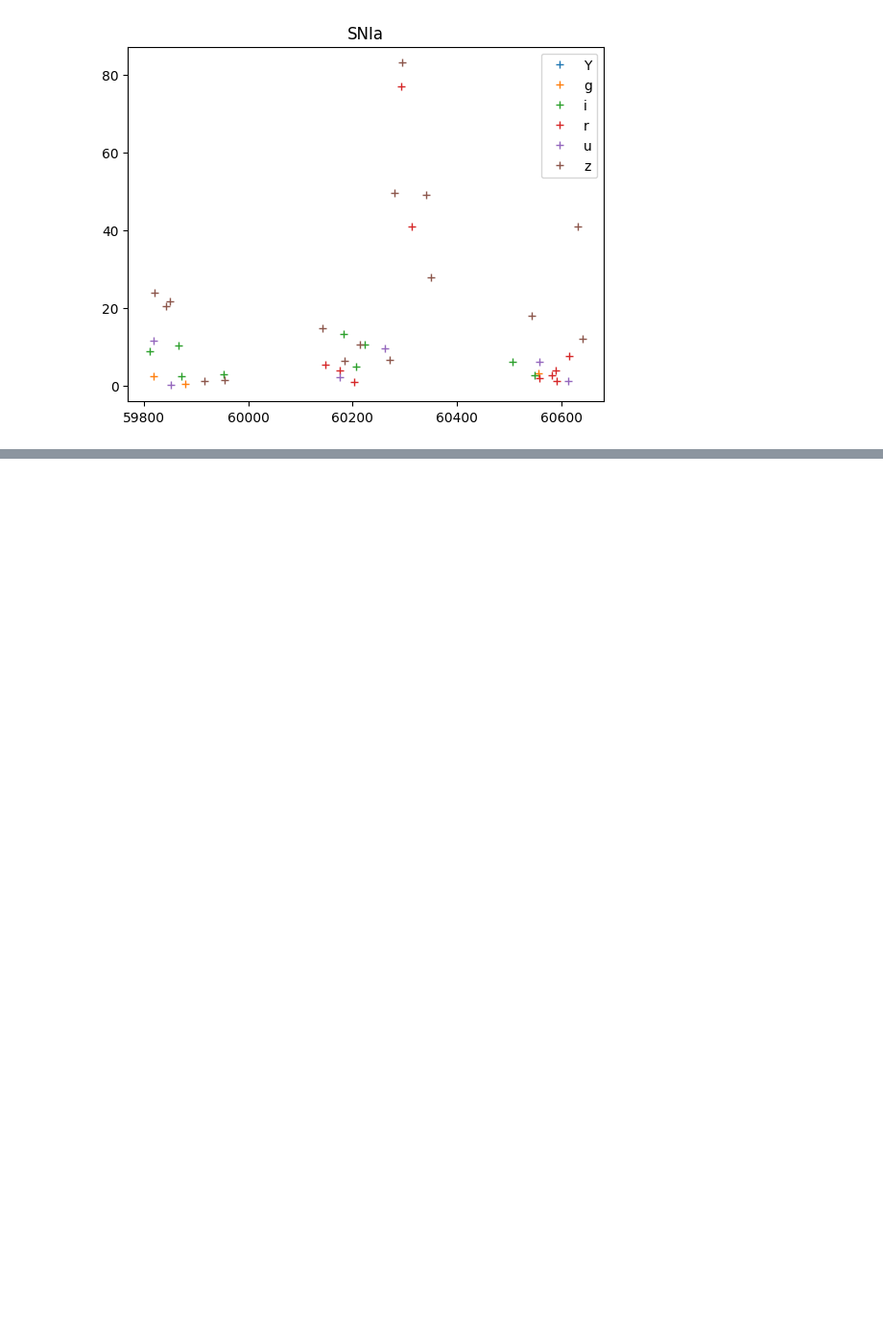
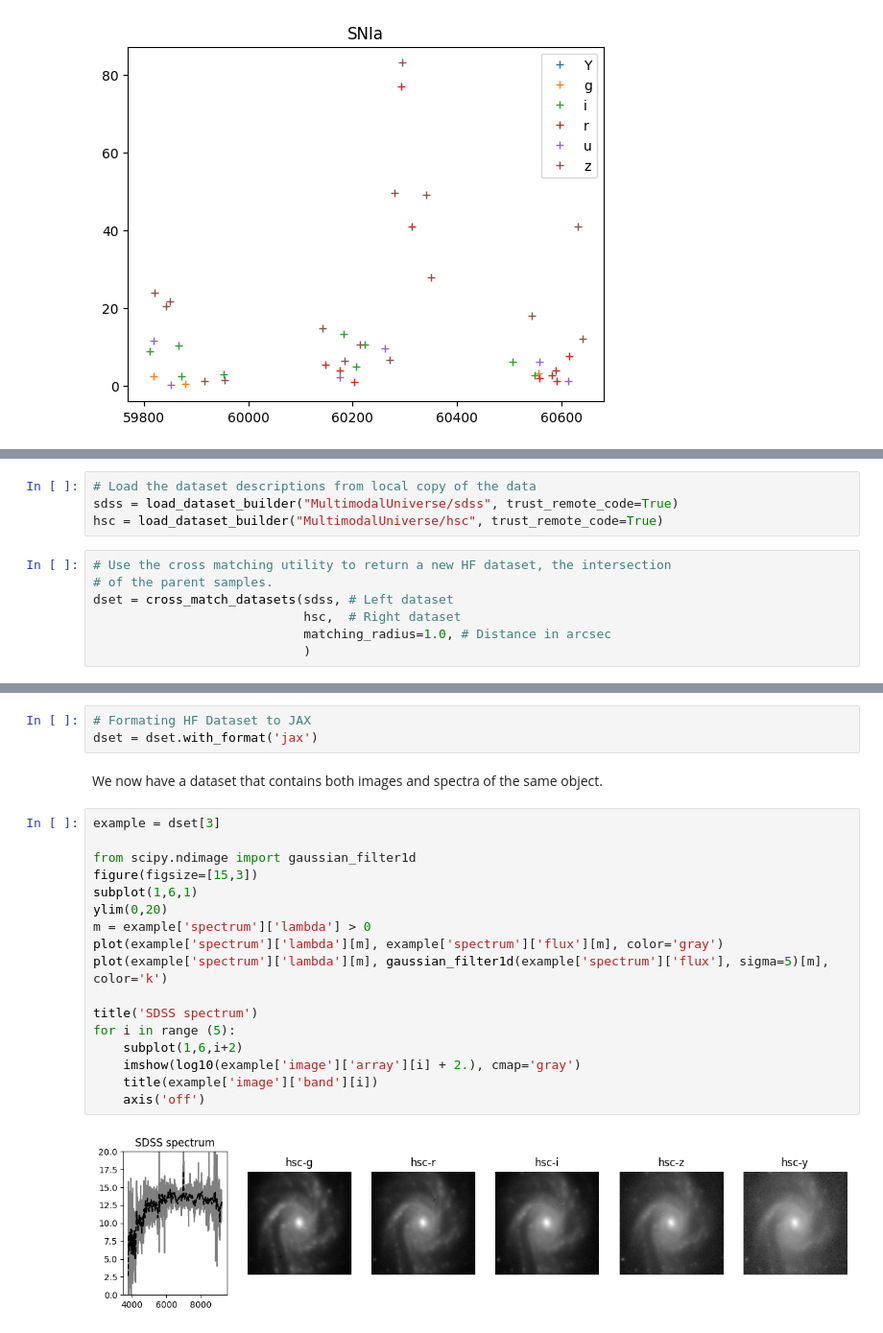
Before and after one commit to MultimodalUniverse/MultimodalUniverse, a Jupyter notebook: notebooks/getting_started.ipynb, the cells around one changed output, grey strips where cells are left out. Shown at 96% size. Drawn from its saved outputs; the diff is of its cells as text; blank space fills up the shorter version.

```diff
--- a/notebooks/getting_started.ipynb
+++ b/notebooks/getting_started.ipynb
@@ -111,0 +141,11 @@ legend();
+# %%
+# Load the dataset descriptions from local copy of the data
+sdss = load_dataset_builder("MultimodalUniverse/sdss", trust_remote_code=True)
+hsc = load_dataset_builder("MultimodalUniverse/hsc", trust_remote_code=True)
+# %%
+# Use the cross matching utility to return a new HF dataset, the intersection
+# of the parent samples.
+dset = cross_match_datasets(sdss, # Left dataset
+                            hsc,  # Right dataset
+                            matching_radius=1.0, # Distance in arcsec
+                            )
@@ -111,0 +164,24 @@ legend();
+# %%
+# Formating HF Dataset to JAX
+dset = dset.with_format('jax')
+# %% [markdown]
+We now have a dataset that contains both images and spectra of the same object.
+# %%
+example = dset[3]
+
+from scipy.ndimage import gaussian_filter1d
+figure(figsize=[15,3])
+subplot(1,6,1)
+ylim(0,20)
+m = example['spectrum']['lambda'] > 0
+plot(example['spectrum']['lambda'][m], example['spectrum']['flux'][m], color='gray')
+plot(example['spectrum']['lambda'][m], gaussian_filter1d(example['spectrum']['flux'], sigma=5)[m], color='k')
+
+title('SDSS spectrum')
+for i in range (5):
+    subplot(1,6,i+2)
+    imshow(log10(example['image']['array'][i] + 2.), cmap='gray')
+    title(example['image']['band'][i])
+    axis('off')
+# %% [output]
+[figure, added]
```
Also changed, not shown: parts of 10 cells of this notebook.
